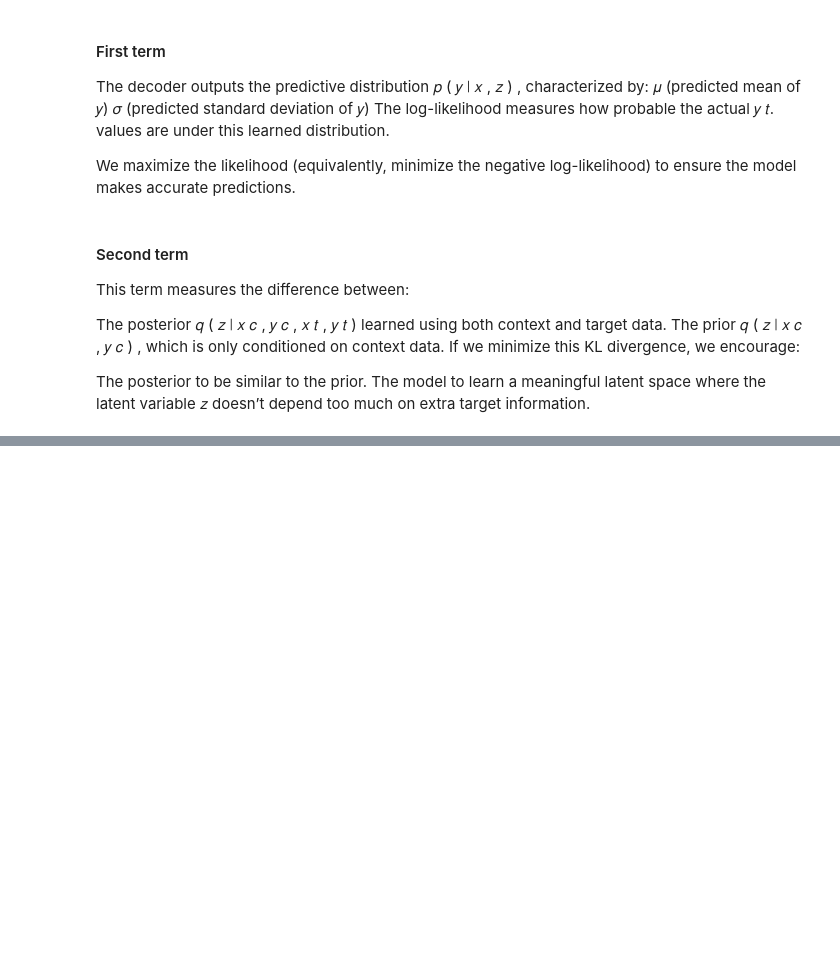
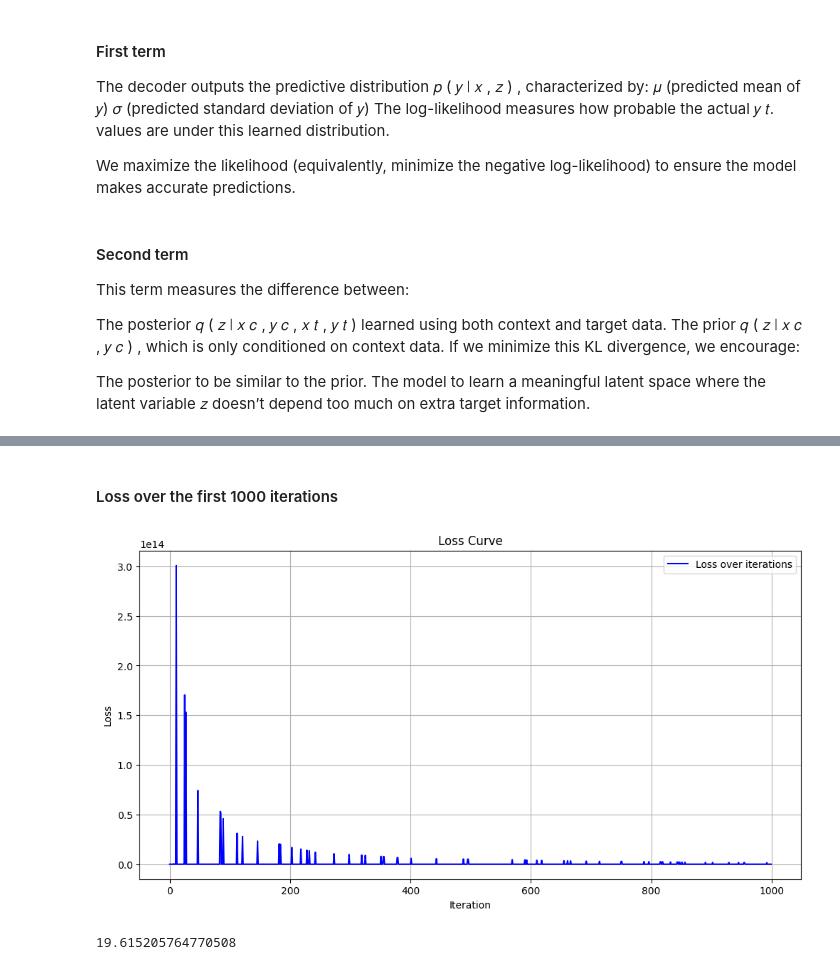
Before and after one commit to Kishan-Ved/portfolio, a Jupyter notebook: assets/jupyter/nps-from-blog.ipynb, the cells around one changed output, grey strips where cells are left out. Cells and saved outputs as stored; diff of their text form; code cells hidden in the pictures; blank space fills up the shorter version.

```diff
--- a/assets/jupyter/nps-from-blog.ipynb
+++ b/assets/jupyter/nps-from-blog.ipynb
@@ -337,0 +407,24 @@ Function samples after 5000 steps:
+# %% [markdown]
+#### Loss over the first 1000 iterations
+# %%
+# print(l[0].item())
+arr_loss = []
+for it in l:
+    arr_loss.append(it.item())
+
+plt.figure(figsize=(12, 6))
+plt.plot(arr_loss[:1000], label="Loss over iterations", color="blue")
+
+plt.xlabel("Iteration")
+plt.ylabel("Loss")
+plt.title("Loss Curve")
+plt.legend()
+plt.grid(True)
+
+plt.show()
+# %% [output]
+[figure, added]
+# %%
+print(arr_loss[-1])
+# %% [output]
+19.615205764770508
```
Also changed, not shown: parts of 16 cells of this notebook.
